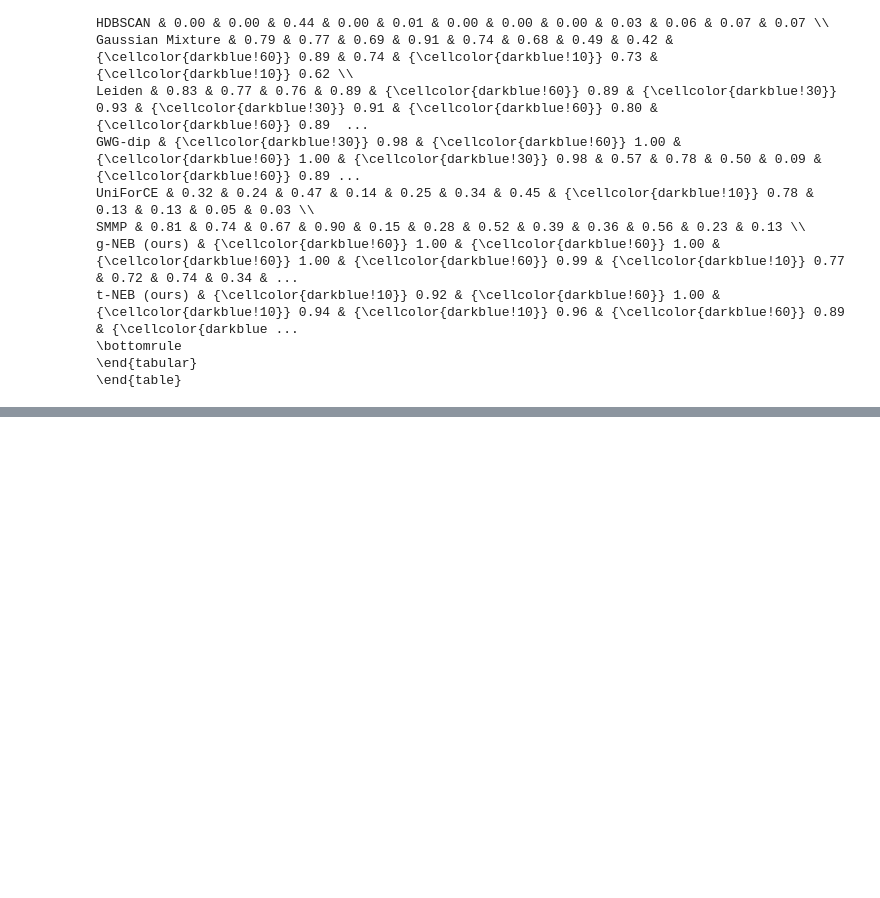
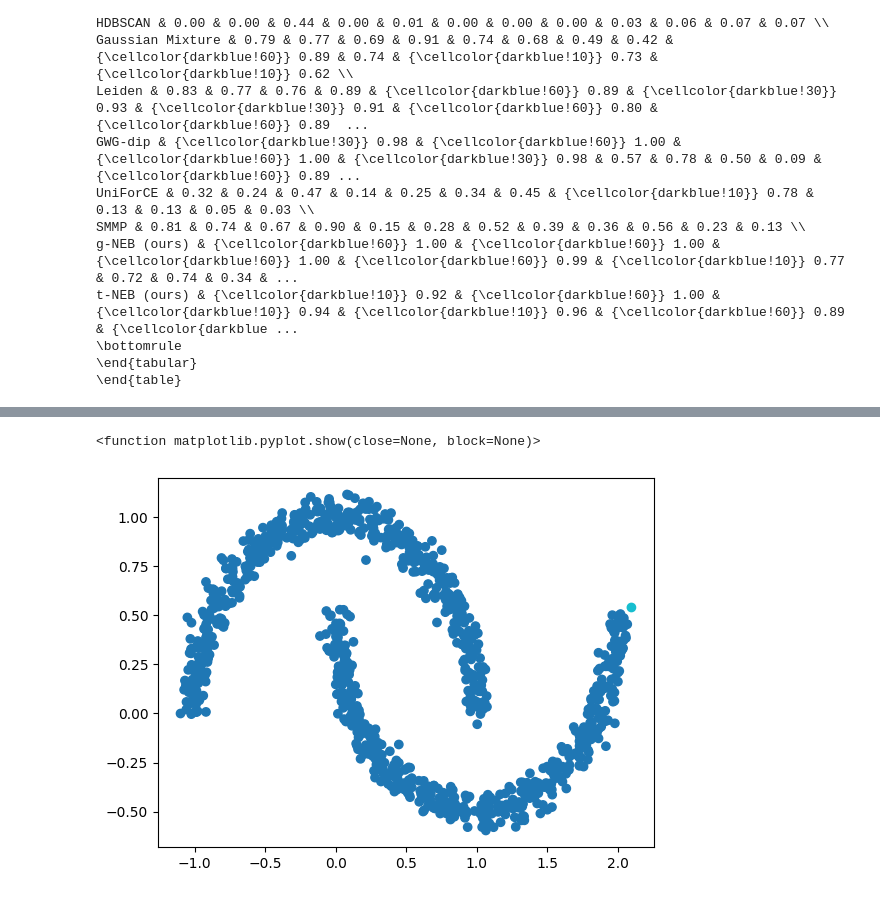
Before and after one commit to ecker-lab/tneb_clustering, a Jupyter notebook: paper_figures_and_tables/notebooks/table_ari.ipynb, the cells around one changed output, grey strips where cells are left out. Cells and saved outputs as stored; diff of their text form; code cells hidden in the pictures; blank space fills up the shorter version.

```diff
--- a/paper_figures_and_tables/notebooks/table_ari.ipynb
+++ b/paper_figures_and_tables/notebooks/table_ari.ipynb
@@ -187,0 +362,2 @@ t-NEB (ours) & {\cellcolor{darkblue!10}} 0.92 & {\cellcolor{darkblue!60}} 1.00 &
+# %%
+y_pred = algos[0].predict_with_target(X, 2)
@@ -187,0 +422,7 @@ t-NEB (ours) & {\cellcolor{darkblue!10}} 0.92 & {\cellcolor{darkblue!60}} 1.00 &
+# %%
+import matplotlib.pyplot as plt
+plt.scatter(X[:,0], X[:,1], c=y_pred, cmap="tab10",)
+plt.show
+# %% [output]
+<function matplotlib.pyplot.show(close=None, block=None)>
+[figure, added]
```
Also changed, not shown: parts of 18 cells of this notebook, 28 other files.
